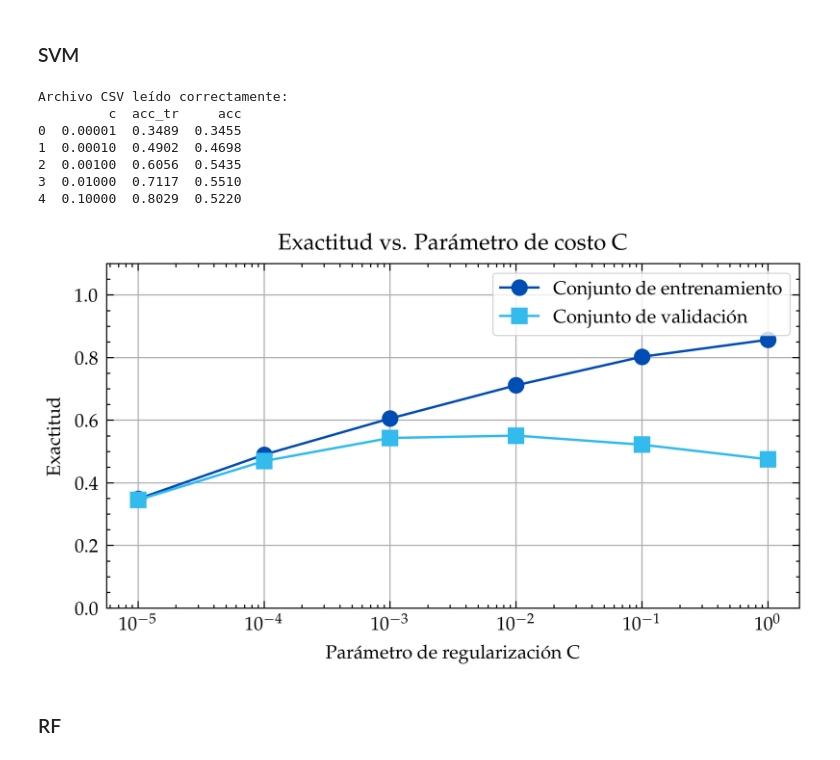
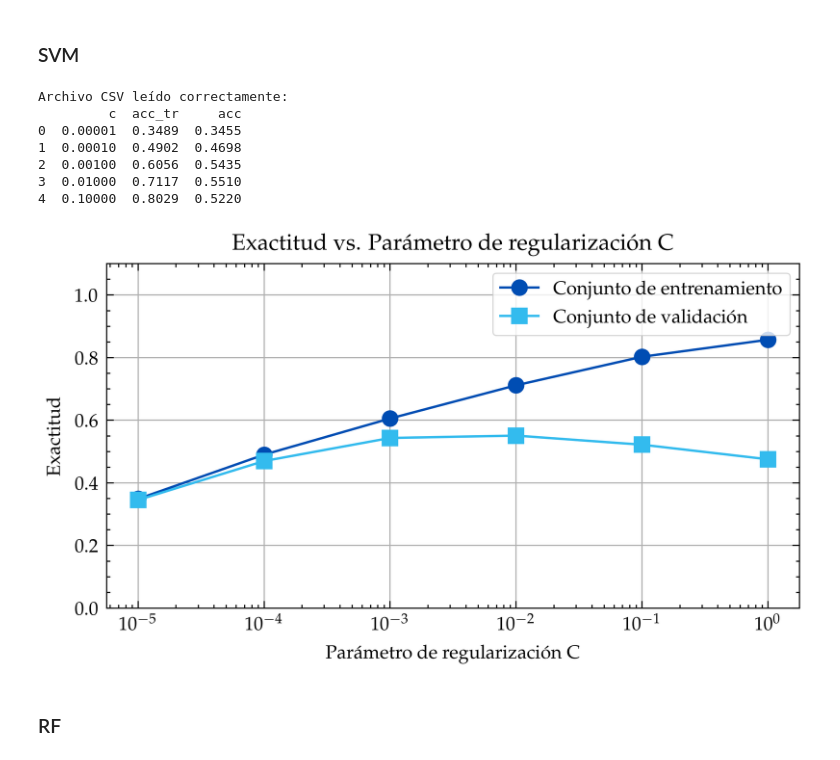
Before and after one commit to BeBerasategi/Reconocimiento-simbolos-matematicos, a Jupyter notebook: models/Imagenes_entrenamiento.ipynb, the cells around one changed output. Saved outputs shown, nothing was run; the diff lists cells and outputs as text; code cells hidden in the pictures.

```diff
--- a/models/Imagenes_entrenamiento.ipynb
+++ b/models/Imagenes_entrenamiento.ipynb
@@ -43,33 +43,33 @@ fig = plt.figure(figsize=(3.5, 2.625))        # Dos imágenes por fila
 # %%
 # Ruta del archivo CSV
 file_path = "01_SVM/Grid_search/data_file.csv"
 try:
     df = pd.read_csv(file_path)
     print("Archivo CSV leído correctamente:")
     print(df.head())  # Mostrar las primeras filas del DataFrame
 except FileNotFoundError:
     print(f"No se pudo encontrar el archivo {file_path}")
 
 plt.figure(figsize=(1.5*3.5, 2.625))
 plt.semilogx(df['c'], df['acc_tr'],'-o' , label="Conjunto de entrenamiento")
 plt.semilogx(df['c'], df['acc'],'-s', label="Conjunto de validación")
 plt.grid(True) #, which="both")
 plt.xlabel("Parámetro de regularización C")
 plt.ylabel("Exactitud")
 plt.ylim([0,1.1])
 legend = plt.legend(frameon=True)
 legend.get_frame().set_linewidth(0.5)
-plt.title('Exactitud vs. Parámetro de costo C')
+plt.title('Exactitud vs. Parámetro de regularización C')
 plt.savefig(out_directory+'/SVM_hiperp.pdf')
 # %% [output]
 Archivo CSV leído correctamente:
          c  acc_tr     acc
 0  0.00001  0.3489  0.3455
 1  0.00010  0.4902  0.4698
 2  0.00100  0.6056  0.5435
 3  0.01000  0.7117  0.5510
 4  0.10000  0.8029  0.5220
-[figure, old version]
+[figure, new version]
 # %% [markdown]
 ### RF
 # %%
```
